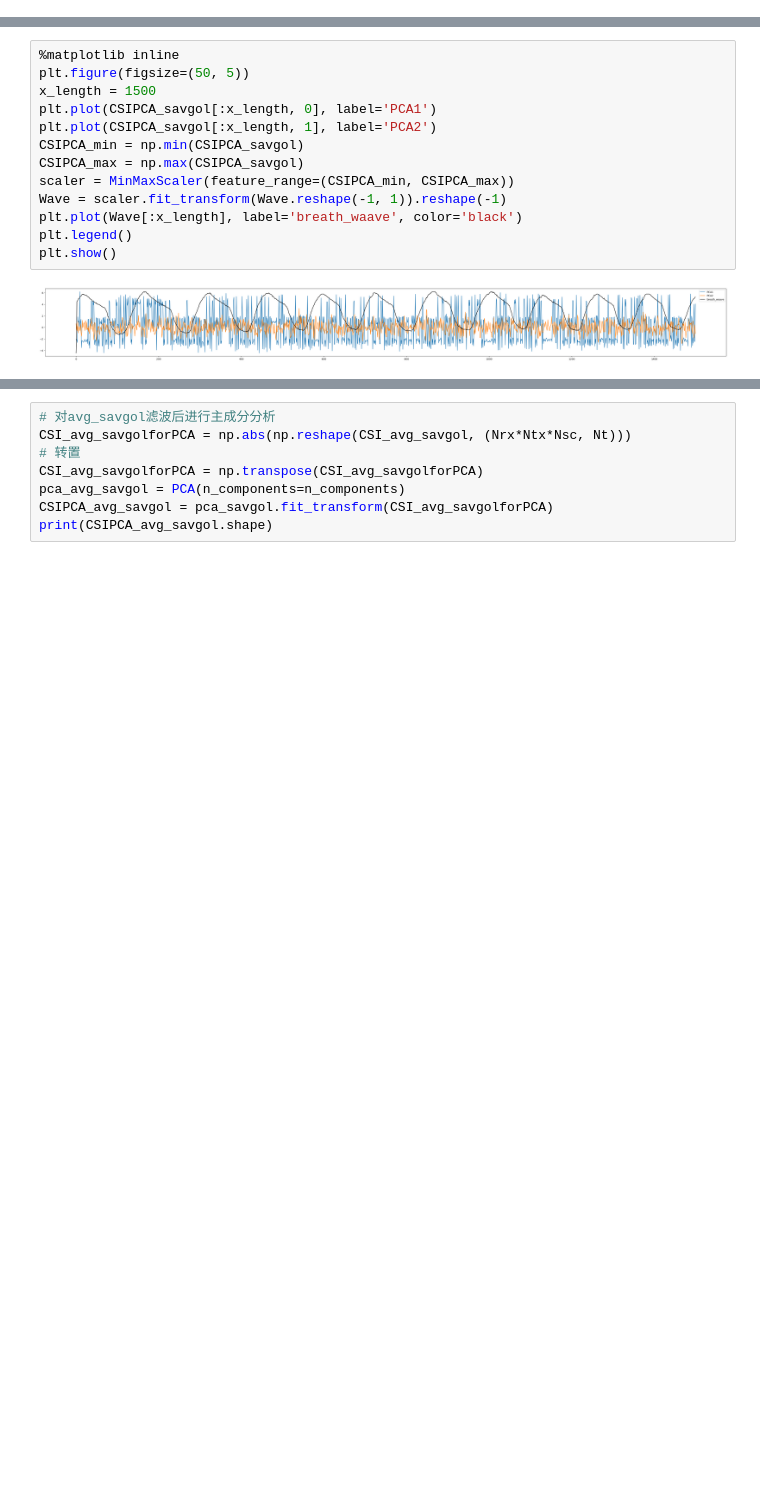
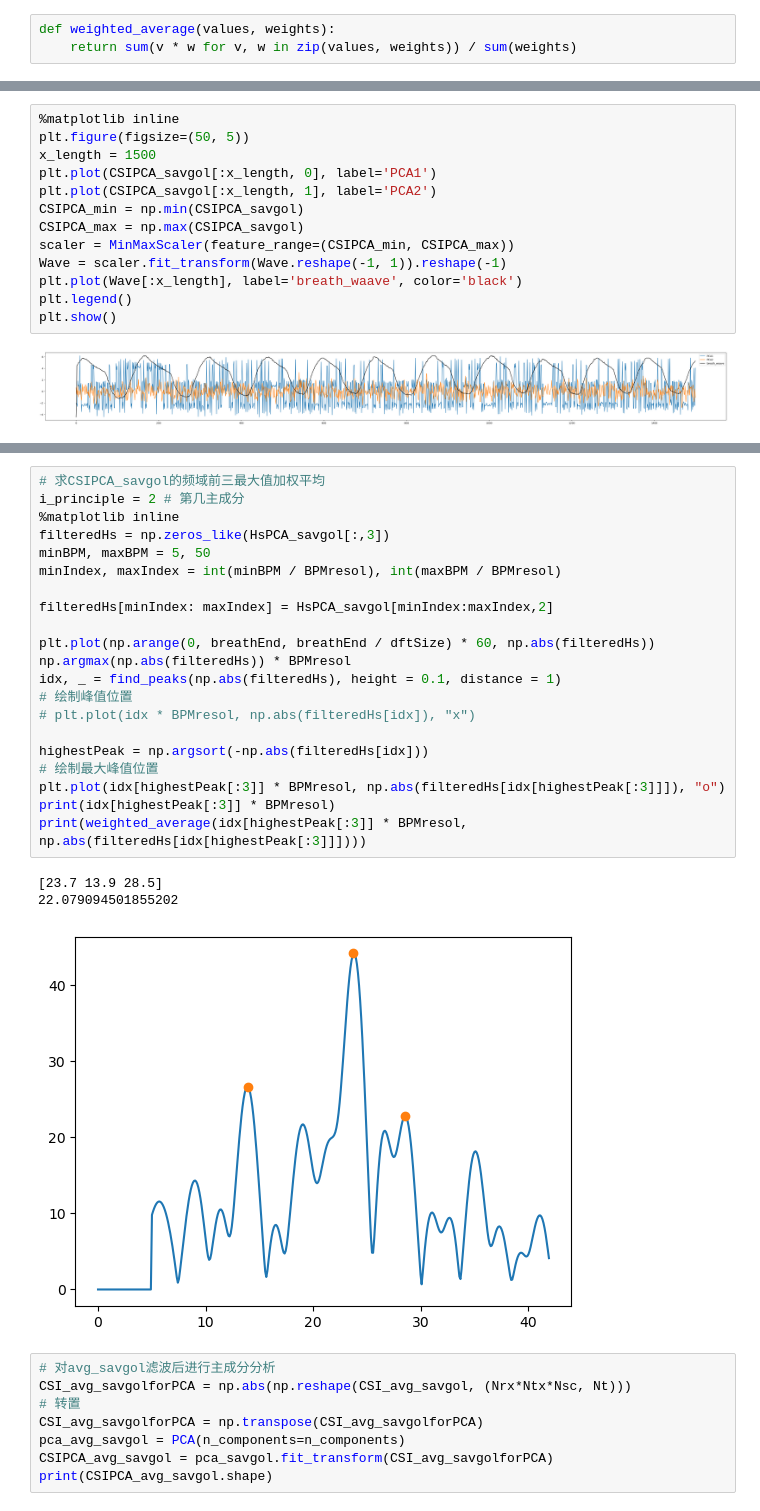
Before and after one commit to hdright/breath_detect, a Jupyter notebook: testChusaiPCM.ipynb, the cells around one changed output, grey strips where cells are left out. Cells and saved outputs as stored; diff of their text form; blank space fills up the shorter version.

```diff
--- a/testChusaiPCM.ipynb
+++ b/testChusaiPCM.ipynb
@@ -37,6 +37,9 @@ print(dftSize)
 3 1 30 1500
 29940
 419
+# %%
+def weighted_average(values, weights):
+    return sum(v * w for v, w in zip(values, weights)) / sum(weights)
 # %%
 # 绘制一个子载波的CSI幅度随时间的变化
 %matplotlib inline
@@ -155,3 +183,28 @@ plt.show()
+# %%
+# 求CSIPCA_savgol的频域前三最大值加权平均
+i_principle = 2 # 第几主成分
+%matplotlib inline
+filteredHs = np.zeros_like(HsPCA_savgol[:,3])
+minBPM, maxBPM = 5, 50
+minIndex, maxIndex = int(minBPM / BPMresol), int(maxBPM / BPMresol)
+
+filteredHs[minIndex: maxIndex] = HsPCA_savgol[minIndex:maxIndex,2]
+
+plt.plot(np.arange(0, breathEnd, breathEnd / dftSize) * 60, np.abs(filteredHs))
+np.argmax(np.abs(filteredHs)) * BPMresol
+idx, _ = find_peaks(np.abs(filteredHs), height = 0.1, distance = 1)
+# 绘制峰值位置
+# plt.plot(idx * BPMresol, np.abs(filteredHs[idx]), "x")
+
+highestPeak = np.argsort(-np.abs(filteredHs[idx]))
+# 绘制最大峰值位置
+plt.plot(idx[highestPeak[:3]] * BPMresol, np.abs(filteredHs[idx[highestPeak[:3]]]), "o")
+print(idx[highestPeak[:3]] * BPMresol)
+print(weighted_average(idx[highestPeak[:3]] * BPMresol, np.abs(filteredHs[idx[highestPeak[:3]]])))
+# %% [output]
+[23.7 13.9 28.5]
+22.079094501855202
+[figure, added]
 # %%
 # 对avg_savgol滤波后进行主成分分析
 CSI_avg_savgolforPCA = np.abs(np.reshape(CSI_avg_savgol, (Nrx*Ntx*Nsc, Nt)))
```
Also changed, not shown: parts of 5 cells of this notebook, 11 other files.
